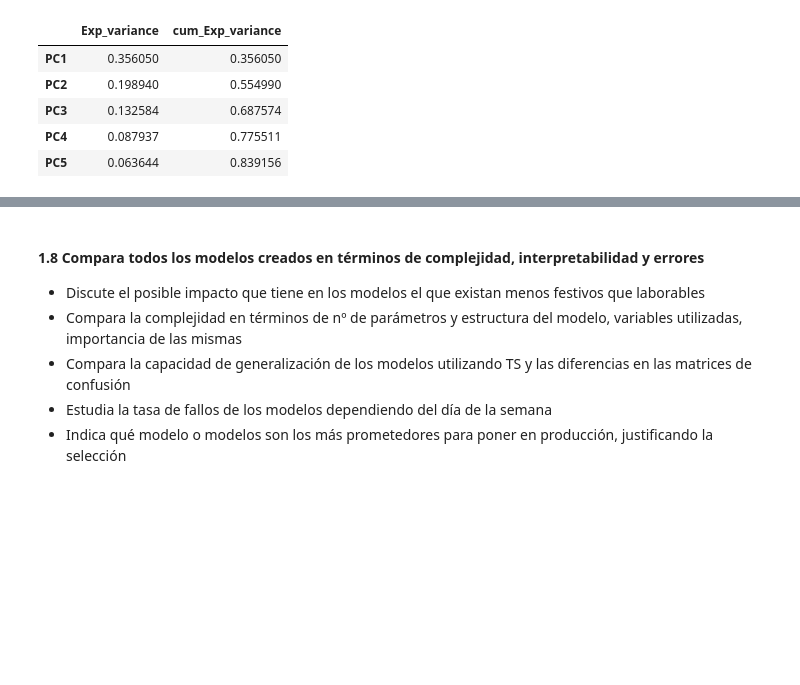
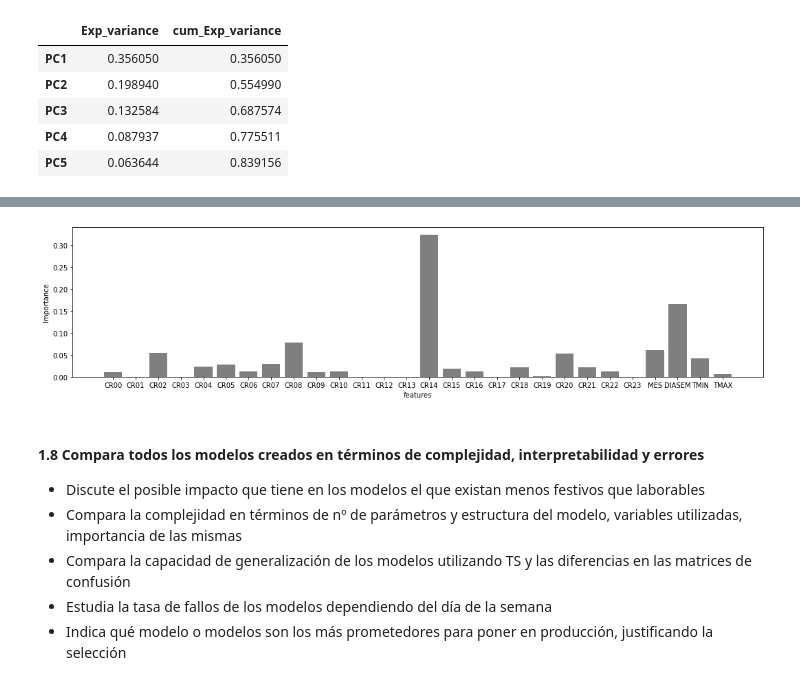
Before and after one commit to maroacc/ensemble, a Jupyter notebook: ass1_ML2_GRUPO_Ana.ipynb, the cells around one changed output, grey strips where cells are left out. Saved outputs shown, nothing was run; the diff lists cells and outputs as text; code cells hidden in the pictures; blank space fills up the shorter version.

```diff
--- a/ass1_ML2_GRUPO_Ana.ipynb
+++ b/ass1_ML2_GRUPO_Ana.ipynb
@@ -908,0 +926,21 @@ ValueError: Invalid parameter min_impurity_split for estimator DecisionTreeClass
+# %%
+# grid in min_impurity x min_samples_leaf x min_samples_split - crea una lista de diccionarios
+param = {'DT__min_impurity_decrease': np.arange(0,0.05,0.005), # Minimum entropy to decrease in each split
+         'DT__min_samples_leaf': np.arange(1,10,1), # Minimum number of obs in a terminal node
+         'DT__min_samples_split':  np.arange(1,10,1)} # Minimum number of obs in node to keep cutting (entropía tiene que ir disminuyendo, pero llegado a un punto la disminucion es insignificante)
+                                                      # La entropia mide el desorden, buscamos que los nodos terminales sean lo mas puro posible, pero sin pasarme, es decir, que no tengan desorden
+                                                      # para conseguirlo, el arbol corta el espacio de entrada para conseguir cada vez regiones más limpias, para llegar a tener en los nodos terminales la entropia mas minima
+# param = {'DT__min_impurity_decrease': np.arange(0,0.05,0.005)} # Minimum entropy to decrease in each split
+
+pipe = Pipeline(steps=[('DT', DecisionTreeClassifier(criterion='gini',  # impurity measure
+                                                     random_state=150))]) # For replication
+
+# We use Grid Search Cross Validation to find the best parameter for the model in the grid defined
+nFolds = 10
+# GridSearchCV -> busca la mejor combinación de hiperparámetros
+tree_fit = GridSearchCV(estimator=pipe, # Structure of the model to use
+                       param_grid=param, # Defined grid to search in
+                       n_jobs=-1, # Number of cores to use (parallelize)
+                       scoring='accuracy', # Accuracy https://scikit-learn.org/stable/modules/model_evaluation.html
+                       cv=nFolds) # Number of Folds
+tree_fit.fit(X_train[INPUTS_DT], y_train) # Search in grid
@@ -911,3 +1026,13 @@ ValueError: Invalid parameter min_impurity_split for estimator DecisionTreeClass
+# %%
+## Plot the variable importance of each feature
+plt.figure(figsize=(18, 4))
+bar_width = 0.35
+plt.bar(INPUTS_DT, tree_fit.best_estimator_['DT'].feature_importances_, color='black', alpha=0.5)
+plt.xlabel('features')
+plt.ylabel('Importance')
+plt.show()
+# %% [output]
+[figure, added]
 # %% [markdown]
 #### 1.8 Compara todos los modelos creados en términos de complejidad, interpretabilidad y errores
 - Discute el posible impacto que tiene en los modelos el que existan menos festivos que laborables
```
Also changed, not shown: parts of 18 cells of this notebook, 2 other files.
